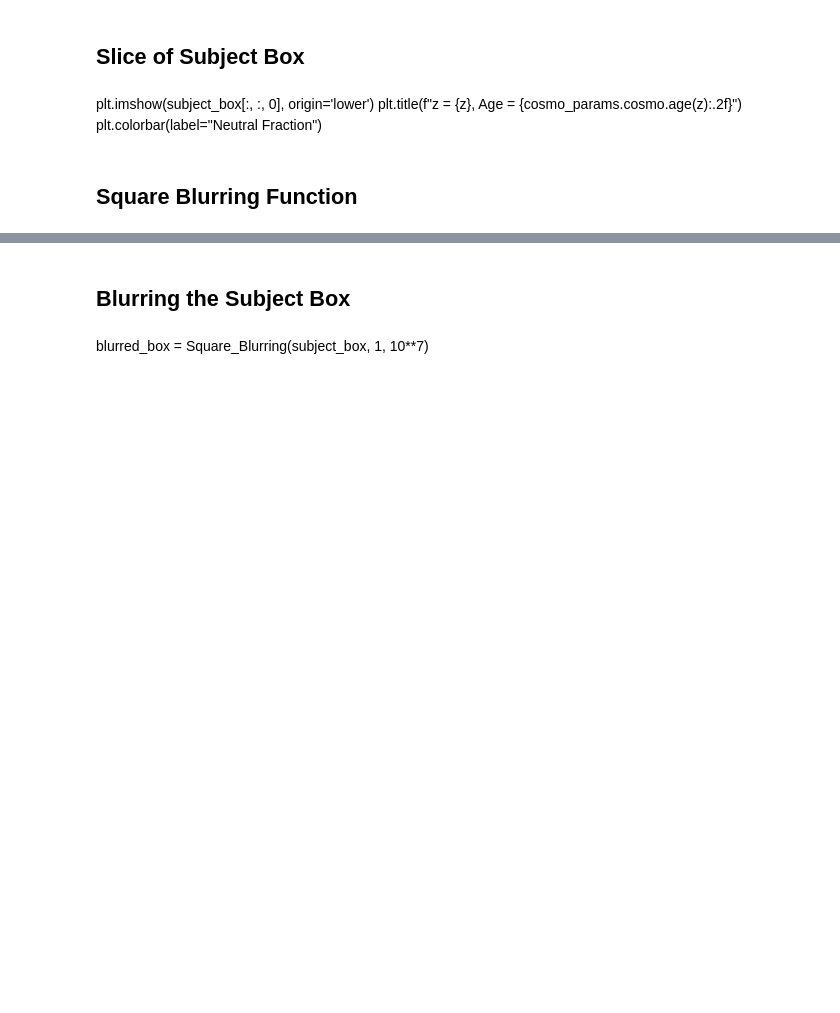
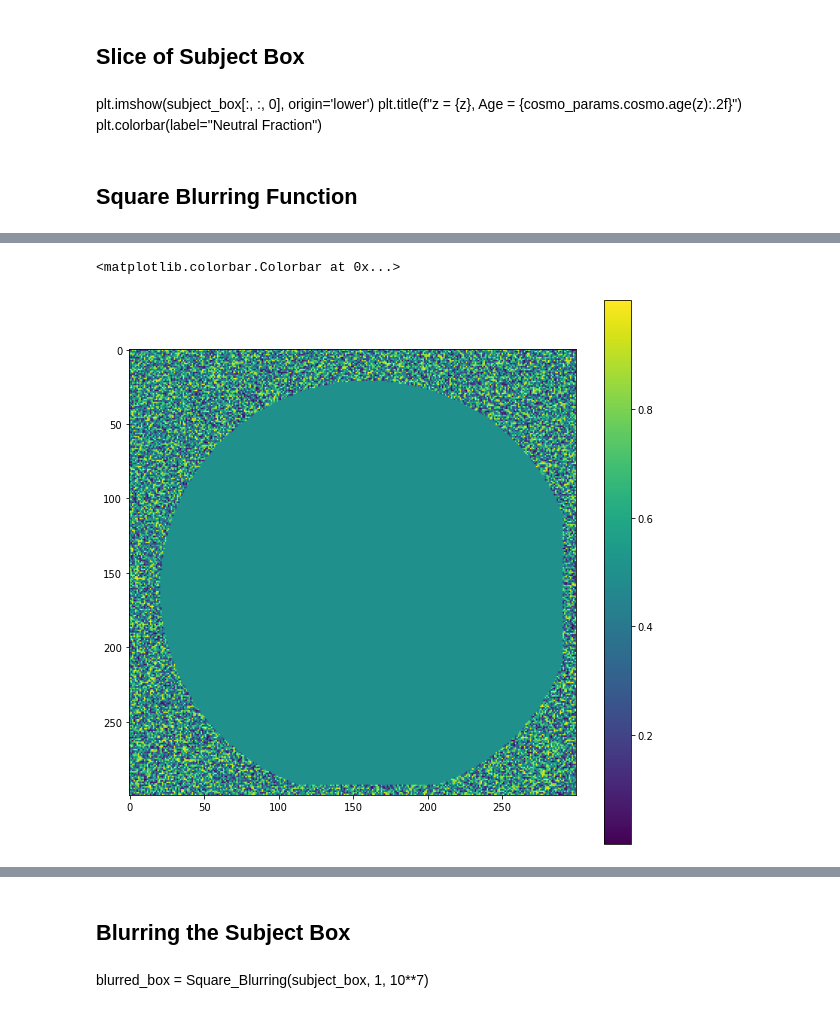
Before and after one commit to tommychinwj/HI_characterization, a Jupyter notebook: HI_characterization.ipynb, the cells around one changed output, grey strips where cells are left out. Cells and saved outputs as stored; diff of their text form; code cells hidden in the pictures; blank space fills up the shorter version.

```diff
--- a/HI_characterization.ipynb
+++ b/HI_characterization.ipynb
@@ -118,0 +146,7 @@ def Sphere_Blurring(box, radius, interation):
+# %%
+plt.figure(figsize=(10,10))
+plt.imshow(Sphere_blurred[:,150,:])
+plt.colorbar()
+# %% [output]
+<matplotlib.colorbar.Colorbar at 0x...>
+[figure, added]
```
Also changed, not shown: parts of 39 cells of this notebook.
